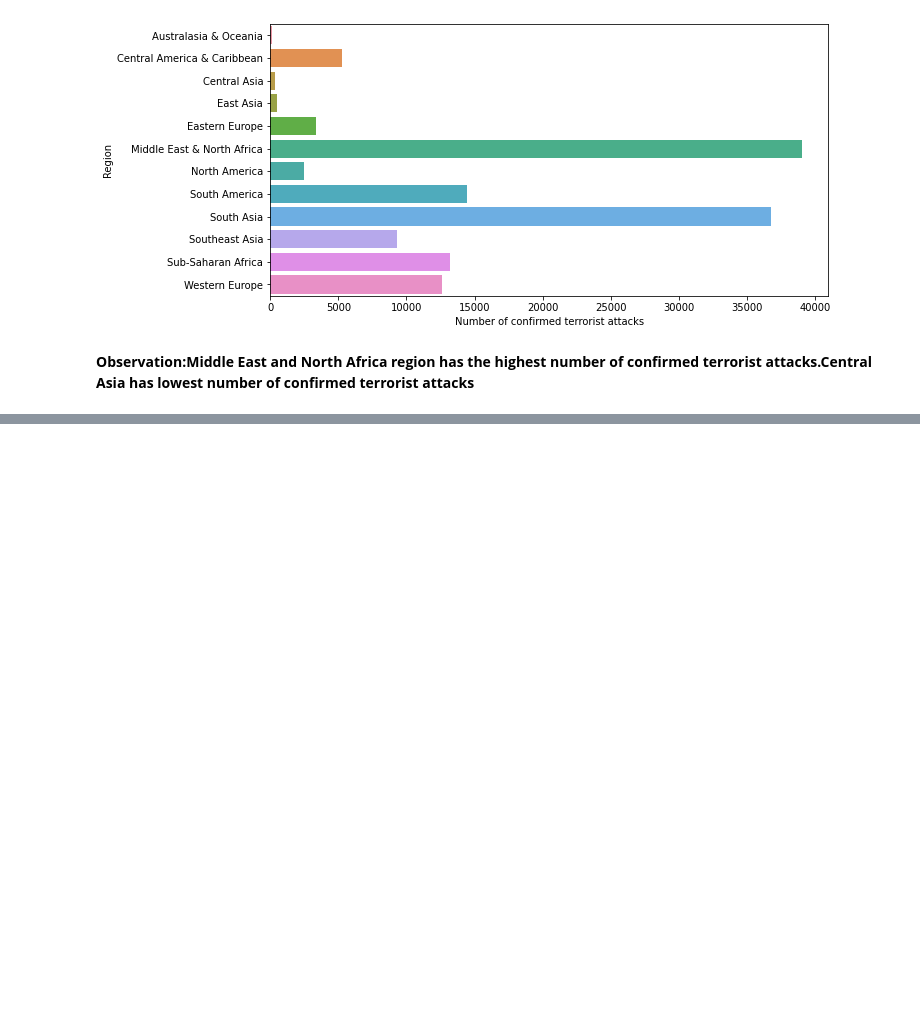
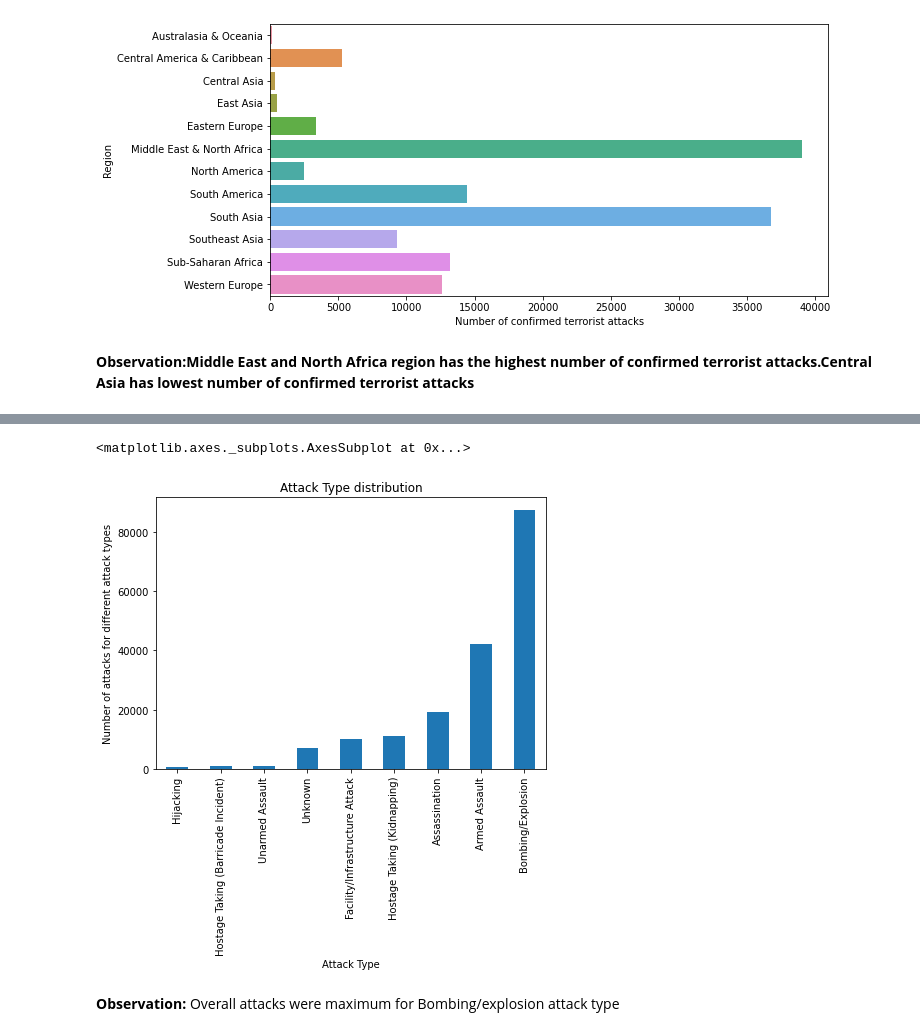
Before and after one commit to SAKSHIDHYANI/Global-Terrorism-Analysis, a Jupyter notebook: Global_Terrorism_Analysis.ipynb, the cells around one changed output, grey strips where cells are left out. Drawn from its saved outputs; the diff is of its cells as text; code cells hidden in the pictures; blank space fills up the shorter version.

```diff
--- a/Global_Terrorism_Analysis.ipynb
+++ b/Global_Terrorism_Analysis.ipynb
@@ -349,0 +370,9 @@ Text(0.5, 0, 'Number of confirmed terrorist attacks')
+# %%
+
+output_data = GTD_data.groupby(['Attack Type'])['Attack Type'].count()
+output_data.sort_values().plot.bar(ylabel="Number of attacks for different attack types",figsize=(7,5),title="Attack Type distribution")
+# %% [output]
+<matplotlib.axes._subplots.AxesSubplot at 0x...>
+[figure, added]
+# %% [markdown]
+**Observation:** Overall attacks were maximum for Bombing/explosion attack type
```
Also changed, not shown: parts of 14 cells of this notebook.
